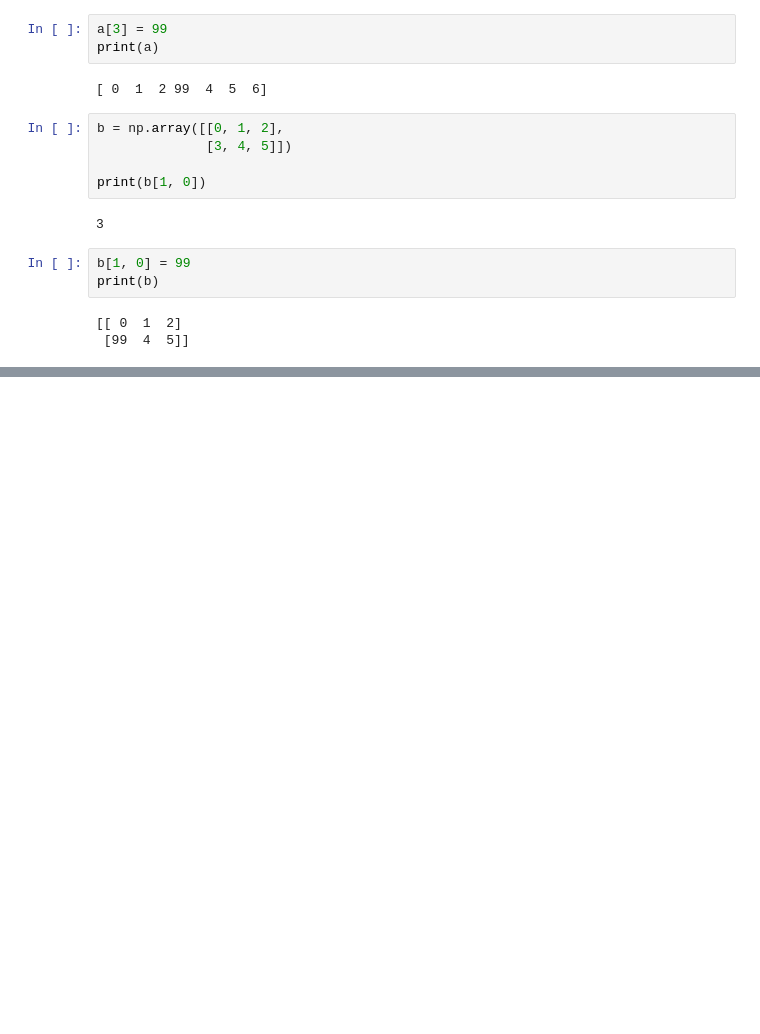
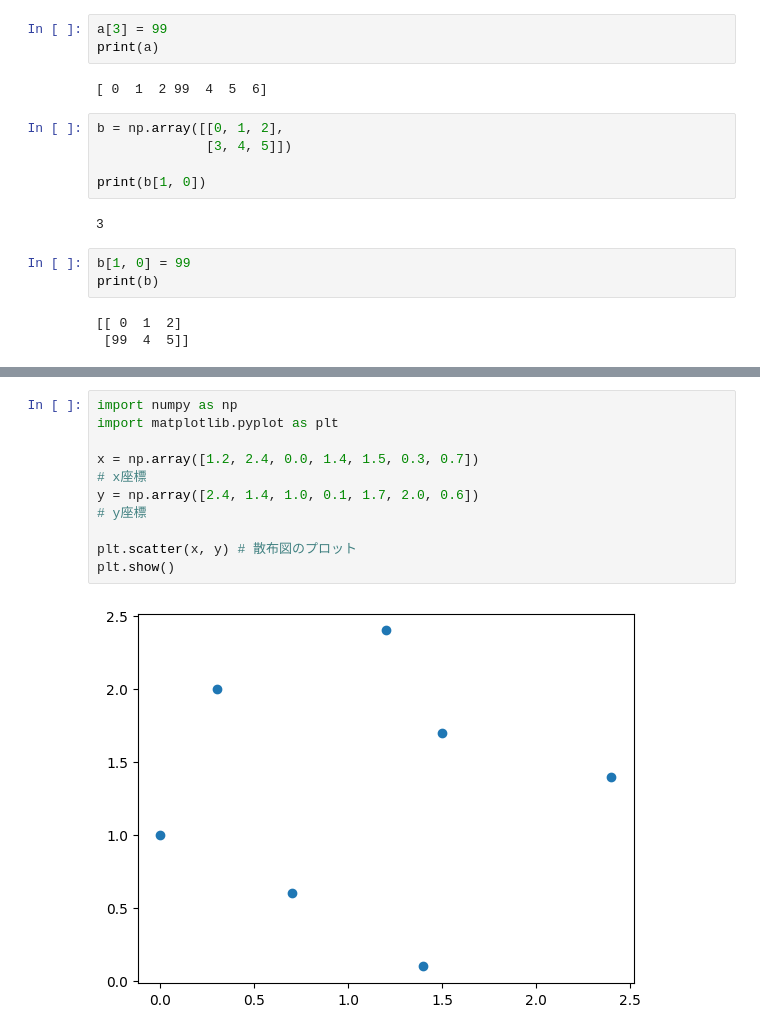
Before and after one commit to domonjo01/colaboratory, a Jupyter notebook: my_notebook.ipynb, the cells around one changed output, grey strips where cells are left out. Drawn from its saved outputs; the diff is of its cells as text; blank space fills up the shorter version.

```diff
--- a/my_notebook.ipynb
+++ b/my_notebook.ipynb
@@ -445,0 +549,13 @@ print(b)
+# %%
+import numpy as np
+import matplotlib.pyplot as plt
+
+x = np.array([1.2, 2.4, 0.0, 1.4, 1.5, 0.3, 0.7])
+# x座標
+y = np.array([2.4, 1.4, 1.0, 0.1, 1.7, 2.0, 0.6])
+# y座標
+
+plt.scatter(x, y) # 散布図のプロット
+plt.show()
+# %% [output]
+[figure, added]
```
Also changed, not shown: parts of 6 cells of this notebook.
